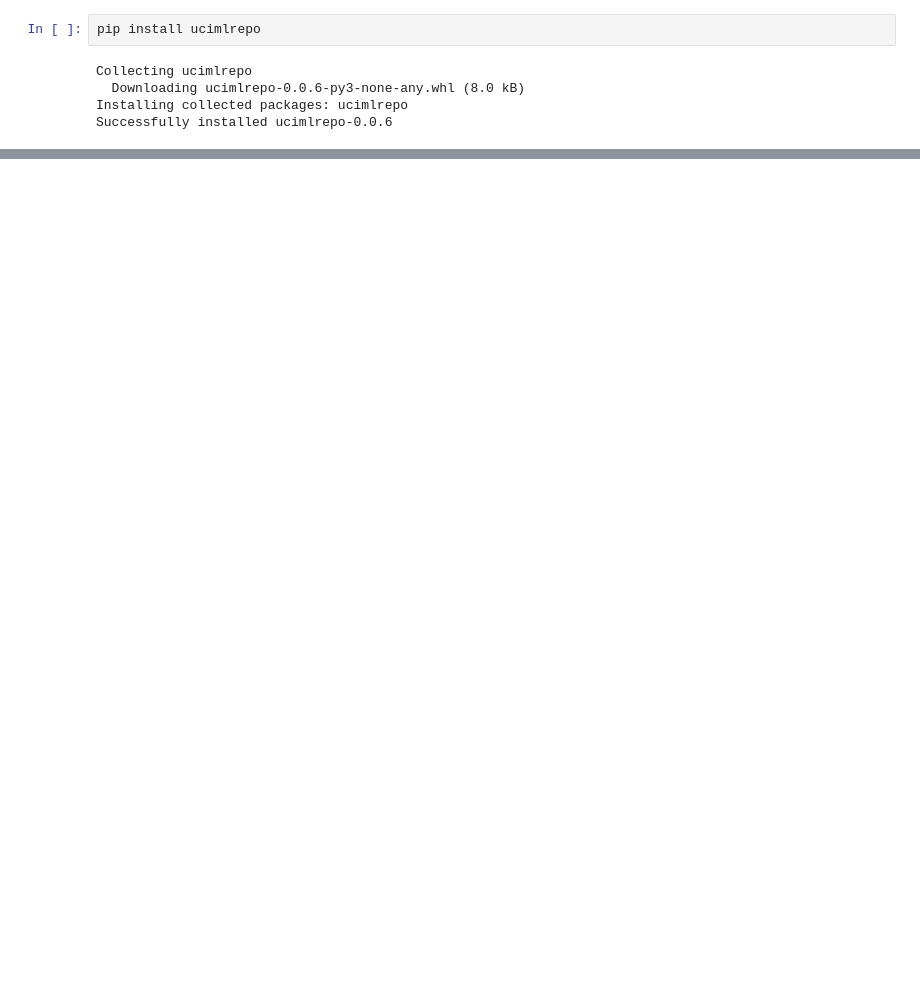
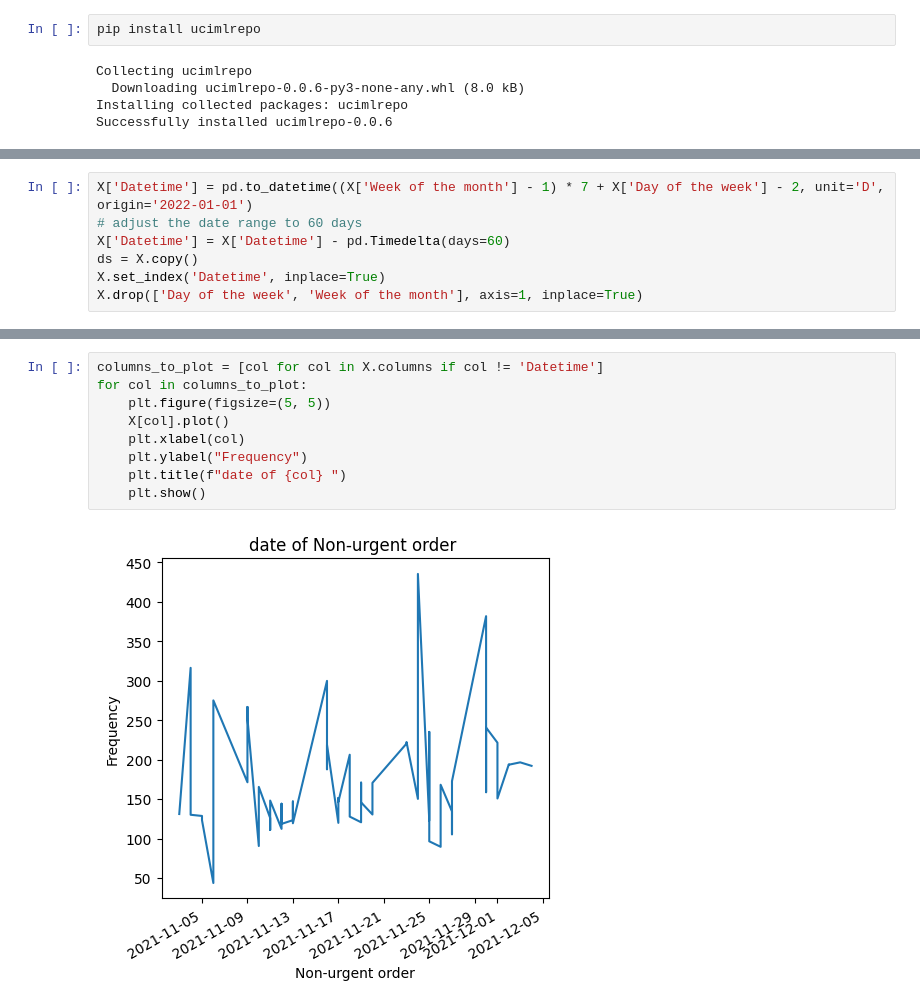
Before and after one commit to jaramillooo/Proyecto_series_no_lineales, a Jupyter notebook: proyecto12ipynb.ipynb, the cells around one changed output, grey strips where cells are left out. Drawn from its saved outputs; the diff is of its cells as text; blank space fills up the shorter version.

```diff
--- a/proyecto12ipynb.ipynb
+++ b/proyecto12ipynb.ipynb
@@ -125,0 +101,7 @@ df.head(10)
+# %%
+X['Datetime'] = pd.to_datetime((X['Week of the month'] - 1) * 7 + X['Day of the week'] - 2, unit='D', origin='2022-01-01')
+# adjust the date range to 60 days
+X['Datetime'] = X['Datetime'] - pd.Timedelta(days=60)
+ds = X.copy()
+X.set_index('Datetime', inplace=True)
+X.drop(['Day of the week', 'Week of the month'], axis=1, inplace=True)
@@ -125,0 +122,11 @@ df.head(10)
+# %%
+columns_to_plot = [col for col in X.columns if col != 'Datetime']
+for col in columns_to_plot:
+    plt.figure(figsize=(5, 5))
+    X[col].plot()
+    plt.xlabel(col)
+    plt.ylabel("Frequency")
+    plt.title(f"date of {col} ")
+    plt.show()
+# %% [output]
+[figure, added]
```
Also changed, not shown: parts of 24 cells of this notebook.
